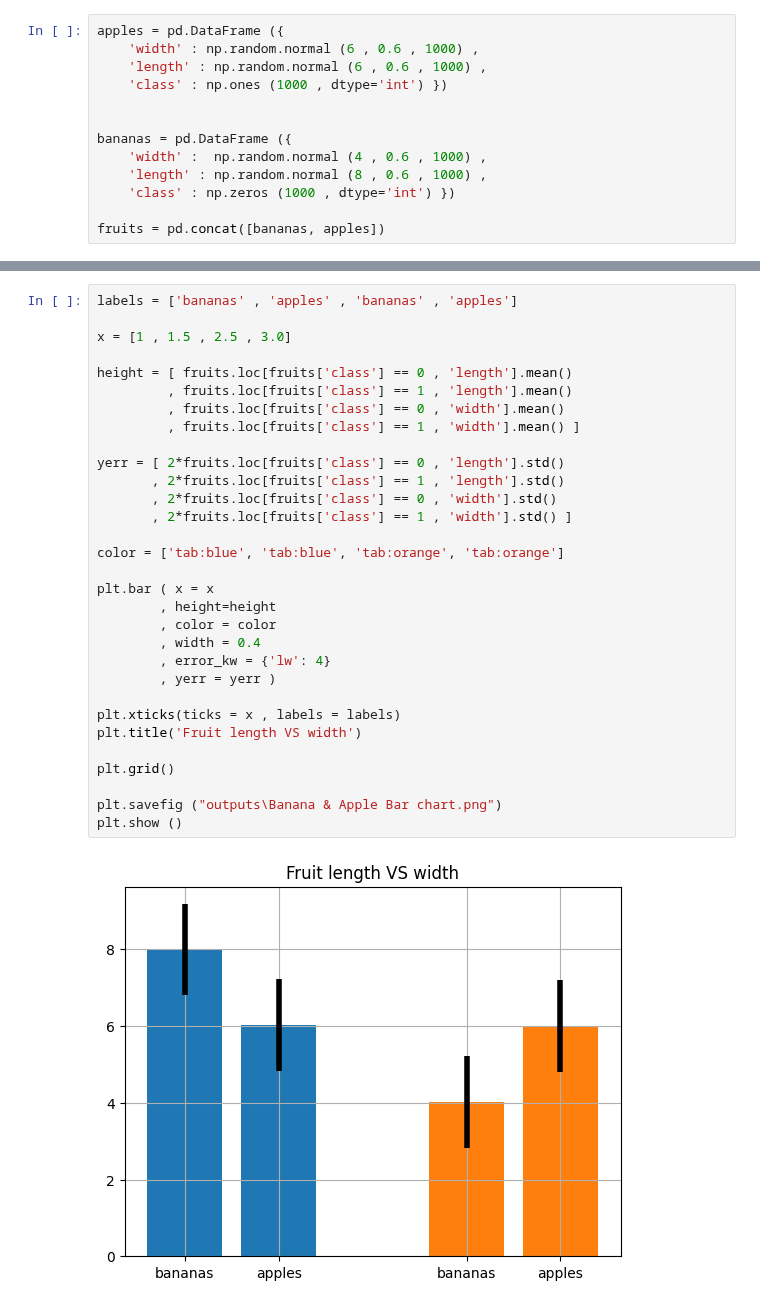
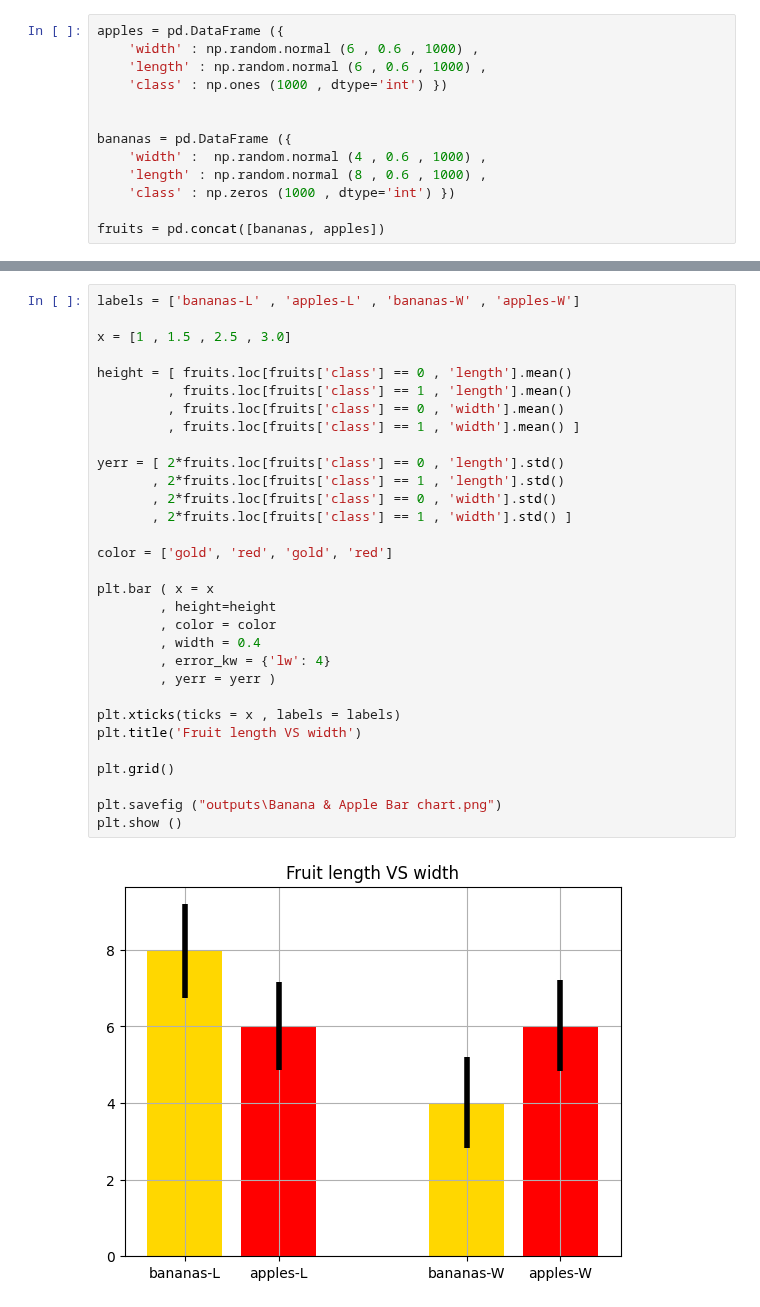
Before and after one commit to TaRa1999R/Data_Science, a Jupyter notebook: assignment38/3-apples&bananas.ipynb, the cells around one changed output, grey strips where cells are left out. Cells and saved outputs as stored; diff of their text form.

```diff
--- a/assignment38/3-apples&bananas.ipynb
+++ b/assignment38/3-apples&bananas.ipynb
@@ -31,36 +31,36 @@ plt.show ()
 # %%
-labels = ['bananas' , 'apples' , 'bananas' , 'apples']
+labels = ['bananas-L' , 'apples-L' , 'bananas-W' , 'apples-W']
 
 x = [1 , 1.5 , 2.5 , 3.0]
 
 height = [ fruits.loc[fruits['class'] == 0 , 'length'].mean()
          , fruits.loc[fruits['class'] == 1 , 'length'].mean()
          , fruits.loc[fruits['class'] == 0 , 'width'].mean()
          , fruits.loc[fruits['class'] == 1 , 'width'].mean() ]
 
 yerr = [ 2*fruits.loc[fruits['class'] == 0 , 'length'].std()
        , 2*fruits.loc[fruits['class'] == 1 , 'length'].std()
        , 2*fruits.loc[fruits['class'] == 0 , 'width'].std()
        , 2*fruits.loc[fruits['class'] == 1 , 'width'].std() ]
 
-color = ['tab:blue', 'tab:blue', 'tab:orange', 'tab:orange']
+color = ['gold', 'red', 'gold', 'red']
 
 plt.bar ( x = x
         , height=height
         , color = color
         , width = 0.4
         , error_kw = {'lw': 4}
         , yerr = yerr )
 
 plt.xticks(ticks = x , labels = labels)
 plt.title('Fruit length VS width')
 
 plt.grid()
 
 plt.savefig ("outputs\Banana & Apple Bar chart.png")
 plt.show ()
 # %% [output]
-[figure, old version]
+[figure, new version]
 # %%
 fea = 'length'
 
```
Also changed, not shown: parts of 7 cells of this notebook, 8 other files.
